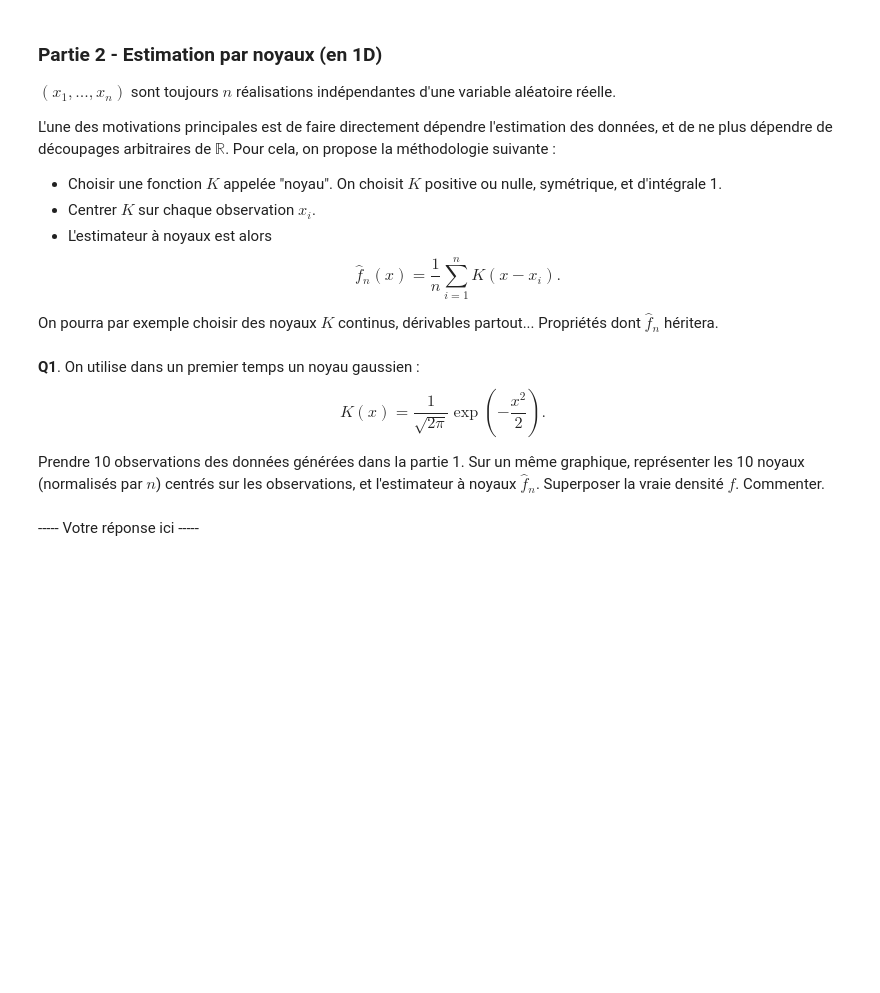
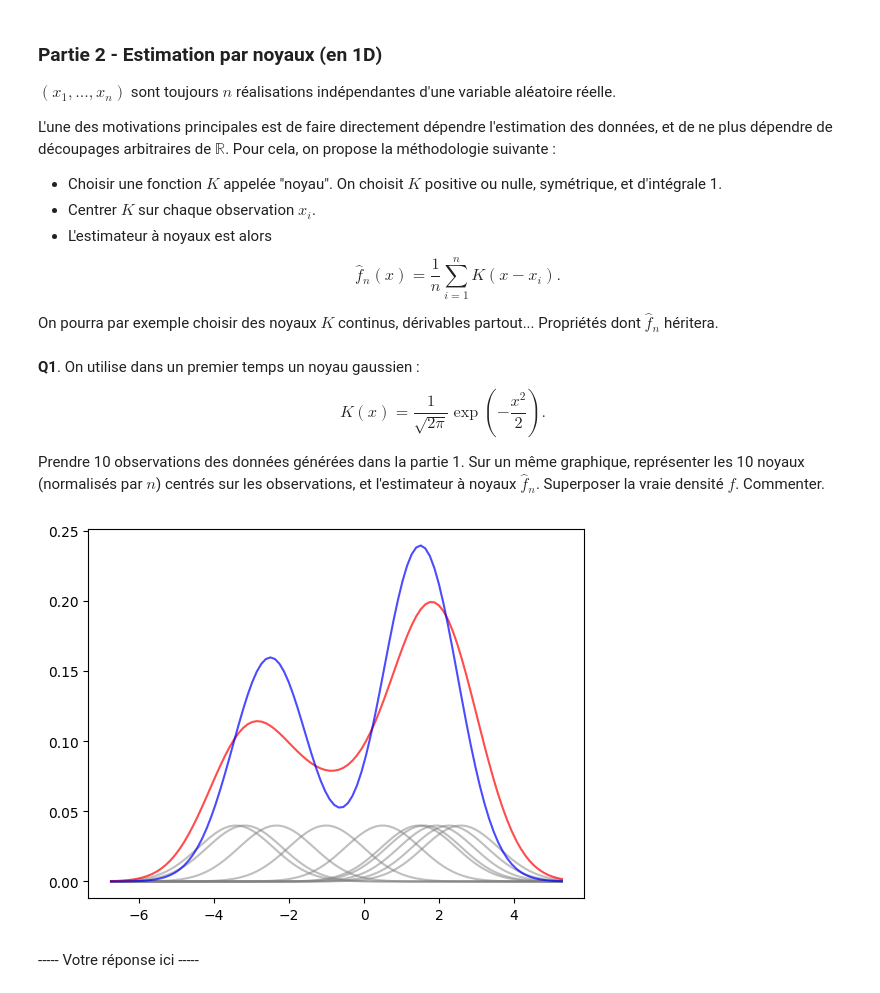
Before and after one commit to Ben1306/introduction_stats_sdia, a Jupyter notebook: tp2_RENOUX_MOREL.ipynb, the cells around one changed output. Cells and saved outputs as stored; diff of their text form; code cells hidden in the pictures; blank space fills up the shorter version.

```diff
--- a/tp2_RENOUX_MOREL.ipynb
+++ b/tp2_RENOUX_MOREL.ipynb
@@ -124,17 +128,25 @@ $$K(x) = \frac{1}{\sqrt{2 \pi}} \exp(-\frac{x^2}{2}).$$
 Prendre 10 observations des données générées dans la partie 1. Sur un même graphique, représenter les 10 noyaux (normalisés par $n$) centrés sur les observations, et l'estimateur à noyaux $\hat{f}_n$. Superposer la vraie densité $f$. Commenter.
 # %%
 # Randomly select 10 points from previously generated dataset
+n = 10
+points = np.random.choice(probas, size=n, replace=True)
+x = np.linspace(min-1, max+1, 100)
+fn_estim = np.zeros(len(x))
+for point in points:
+    pdf = ss.norm.pdf(x-point) / n
+    fn_estim += pdf
+    plt.plot(x,pdf, color='grey', alpha=0.5)
 
-# # # # # # # # #
-# YOUR CODE HERE #
-# # # # # # # # #
-
-
+plt.plot(x, fn_estim, color="r", alpha=0.7)
+plt.plot(x, pdf3, 'b', alpha=0.7)
+plt.show()
 # Implement the kernel density estimator and plot it
 
 # # # # # # # # #
 # YOUR CODE HERE #
 # # # # # # # # #
+# %% [output]
+[figure, added]
 # %% [markdown]
 
 ----- Votre réponse ici -----
```
Also changed, not shown: parts of 5 cells of this notebook, 1 other file.
